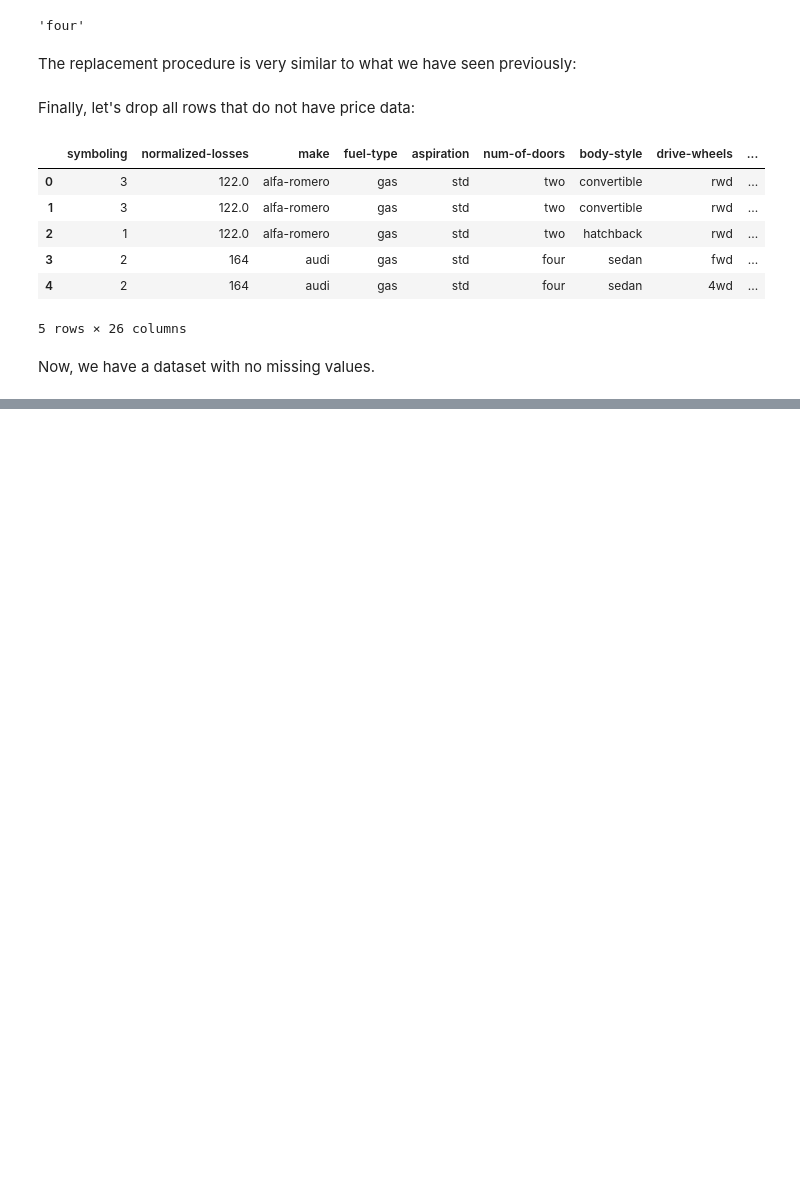
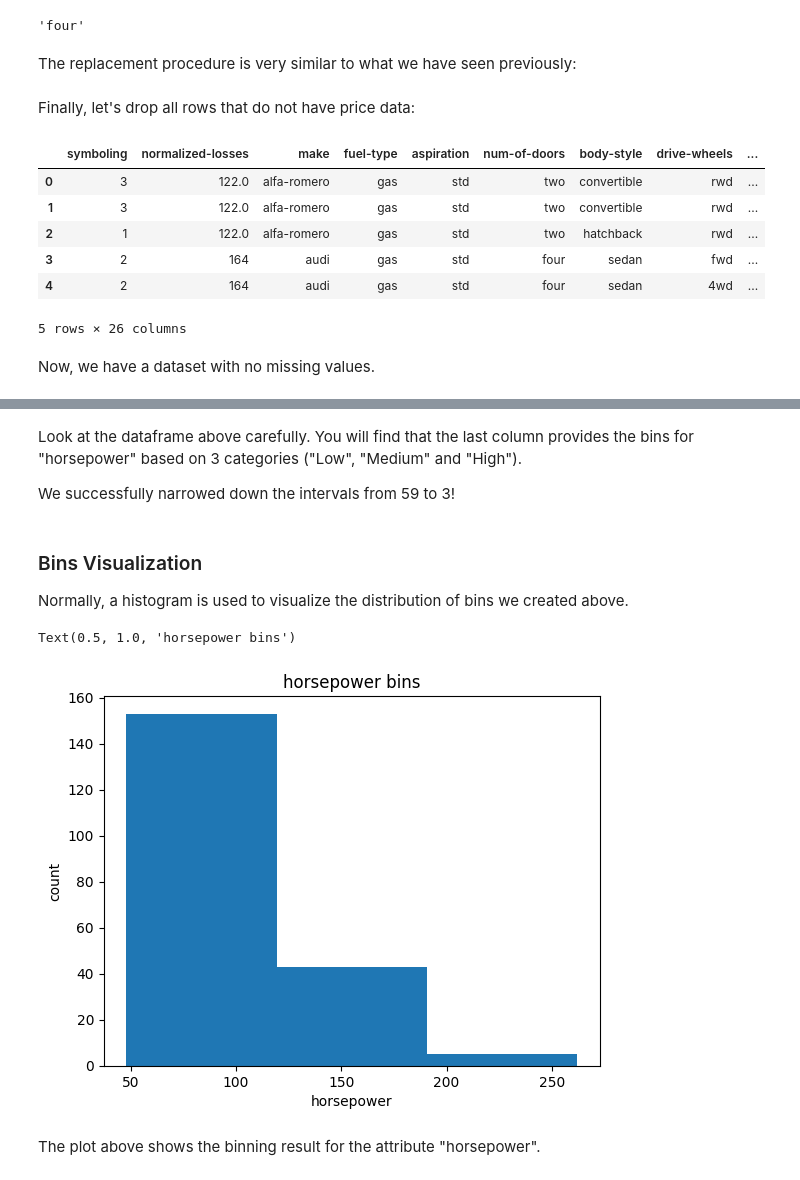
Before and after one commit to admiralexzar/Data-Wrangling-with-Python, a Jupyter notebook: Data_Wrangling.ipynb, the cells around one changed output, grey strips where cells are left out. Cells and saved outputs as stored; diff of their text form; code cells hidden in the pictures; blank space fills up the shorter version.

```diff
--- a/Data_Wrangling.ipynb
+++ b/Data_Wrangling.ipynb
@@ -261,0 +522,28 @@ Now, we have a dataset with no missing values.
+# %% [markdown]
+<p>
+    Look at the dataframe above carefully. You will find that the last column provides the bins for "horsepower" based on 3 categories ("Low", "Medium" and "High").
+</p>
+<p>
+    We successfully narrowed down the intervals from 59 to 3!
+</p>
+# %% [markdown]
+<h3>Bins Visualization</h3>
+Normally, a histogram is used to visualize the distribution of bins we created above.
+# %%
+%matplotlib inline
+import matplotlib as plt
+from matplotlib import pyplot
+
+
+# draw historgram of attribute "horsepower" with bins = 3
+plt.pyplot.hist(df["horsepower"], bins = 3)
+
+# set x/y labels and plot title
+plt.pyplot.xlabel("horsepower")
+plt.pyplot.ylabel("count")
+plt.pyplot.title("horsepower bins")
+# %% [output]
+Text(0.5, 1.0, 'horsepower bins')
+[figure, added]
+# %% [markdown]
+The plot above shows the binning result for the attribute "horsepower".
```
Also changed, not shown: parts of 53 cells of this notebook.
